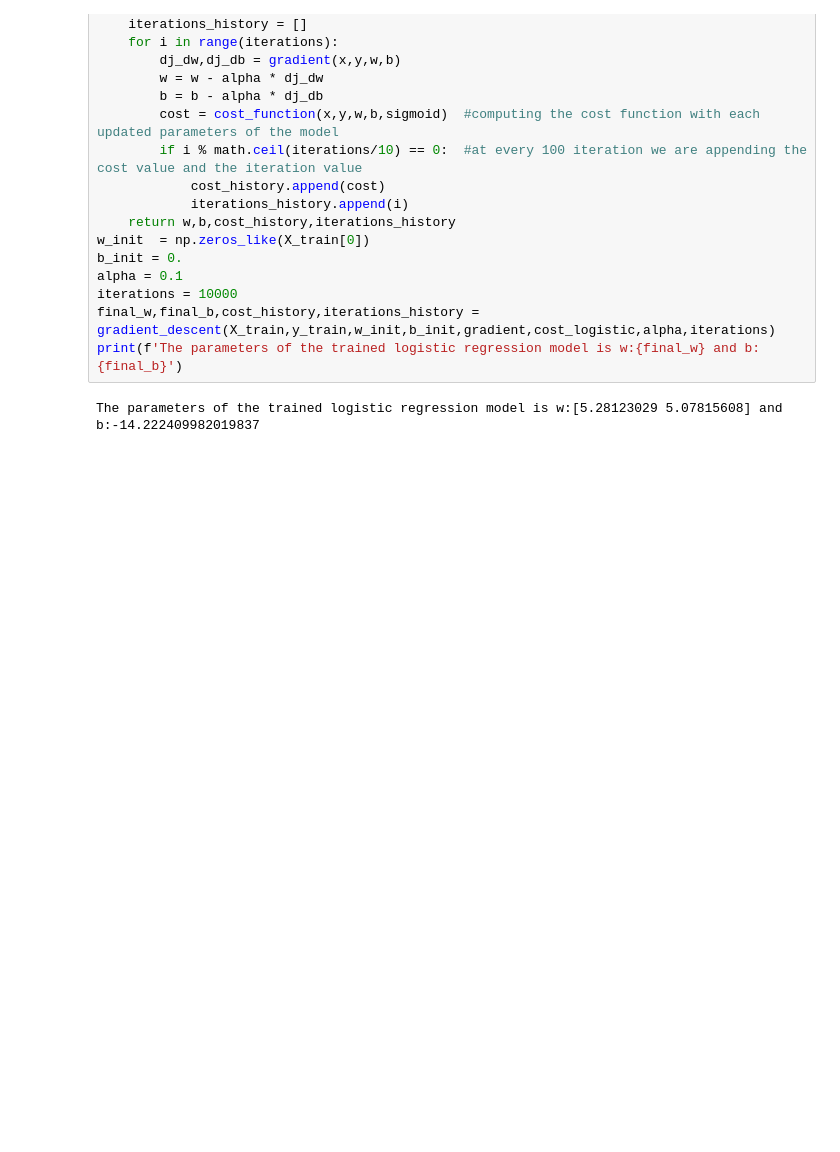
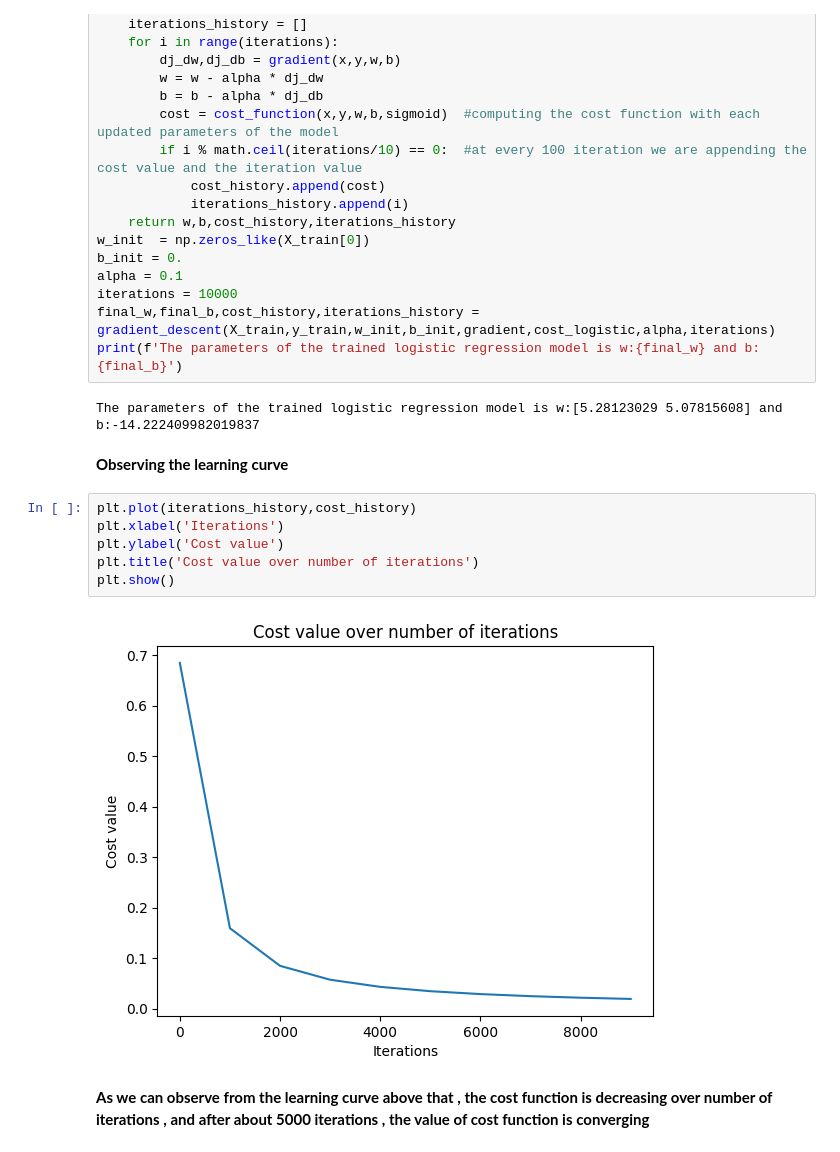
Before and after one commit to AsokTamang/Logistic-Regression, a Jupyter notebook: logistic_algorithm.ipynb, the cells around one changed output. Cells and saved outputs as stored; diff of their text form; blank space fills up the shorter version.

Commit message:
plotting and studying the learning curve

```diff
--- a/logistic_algorithm.ipynb
+++ b/logistic_algorithm.ipynb
@@ -83,3 +83,15 @@ final_w,final_b,cost_history,iterations_history = gradient_descent(X_train,y_tra
 print(f'The parameters of the trained logistic regression model is w:{final_w} and b:{final_b}')
 # %% [output]
 The parameters of the trained logistic regression model is w:[5.28123029 5.07815608] and b:-14.222409982019837
+# %% [markdown]
+**Observing the learning curve**
+# %%
+plt.plot(iterations_history,cost_history)
+plt.xlabel('Iterations')
+plt.ylabel('Cost value')
+plt.title('Cost value over number of iterations')
+plt.show()
+# %% [output]
+[figure, added]
+# %% [markdown]
+**As we can observe from the learning curve above that , the cost function is decreasing over number of iterations , and after about 5000 iterations , the value of cost function is converging**
```
